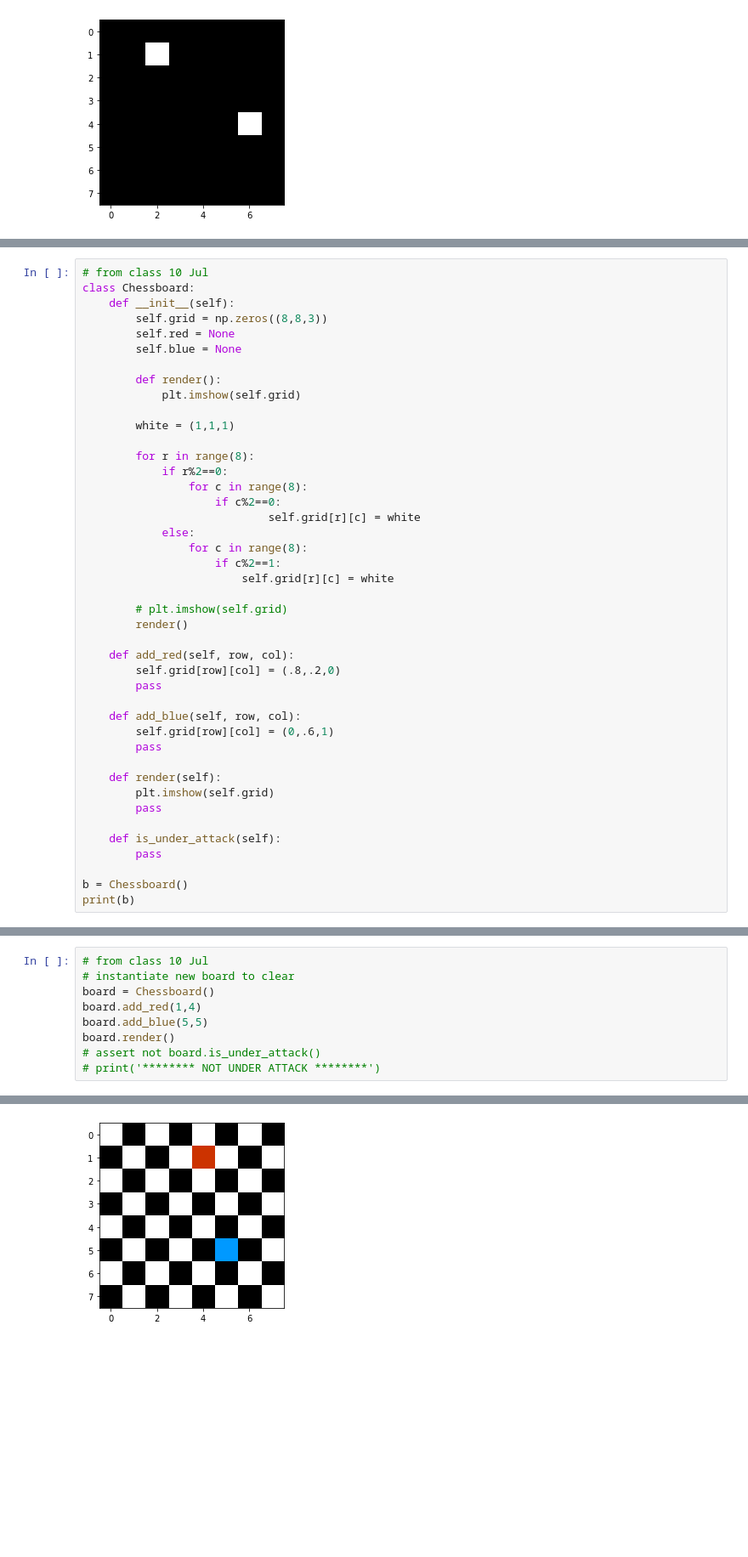
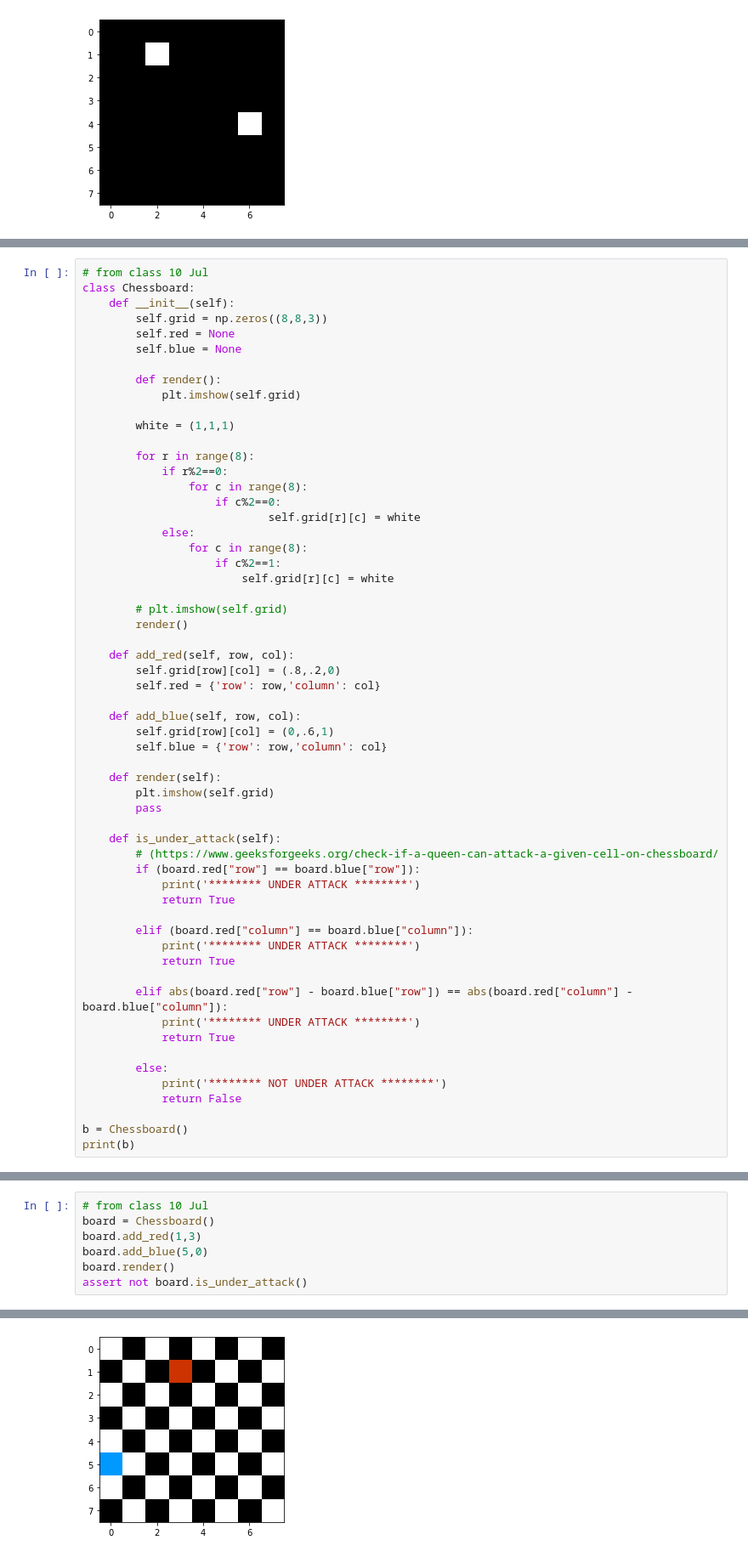
Before and after one commit to santorsm/chess-board, a Jupyter notebook: chess_board.ipynb, the cells around one changed output, grey strips where cells are left out. Shown at 85% size. Drawn from its saved outputs; the diff is of its cells as text; blank space fills up the shorter version.

Commit message:
is_under_attack method completed

```diff
--- a/chess_board.ipynb
+++ b/chess_board.ipynb
@@ -63,18 +63,33 @@ class Chessboard:
 
     def add_red(self, row, col):
         self.grid[row][col] = (.8,.2,0)
-        pass
+        self.red = {'row': row,'column': col}
 
     def add_blue(self, row, col):
         self.grid[row][col] = (0,.6,1)
-        pass
+        self.blue = {'row': row,'column': col}
 
     def render(self):
         plt.imshow(self.grid)
         pass
 
     def is_under_attack(self):
-        pass
+        # (https://www.geeksforgeeks.org/check-if-a-queen-can-attack-a-given-cell-on-chessboard/
+        if (board.red["row"] == board.blue["row"]):
+            print('******** UNDER ATTACK ********')
+            return True
+
+        elif (board.red["column"] == board.blue["column"]):
+            print('******** UNDER ATTACK ********')
+            return True
+
+        elif abs(board.red["row"] - board.blue["row"]) == abs(board.red["column"] - board.blue["column"]):
+            print('******** UNDER ATTACK ********')
+            return True
+
+        else:
+            print('******** NOT UNDER ATTACK ********')
+            return False
 
 b = Chessboard()
 print(b)
@@ -84,10 +140,8 @@ print(b)
 # %%
 # from class 10 Jul
-# instantiate new board to clear
 board = Chessboard()
-board.add_red(1,4)
-board.add_blue(5,5)
+board.add_red(1,3)
+board.add_blue(5,0)
 board.render()
-# assert not board.is_under_attack()
-# print('******** NOT UNDER ATTACK ********')
+assert not board.is_under_attack()
 # %% [output]
@@ -94 +149 @@ board.render()
-[figure, old version]
+[figure, new version]
```
Also changed, not shown: parts of 8 cells of this notebook, 1 other file.
